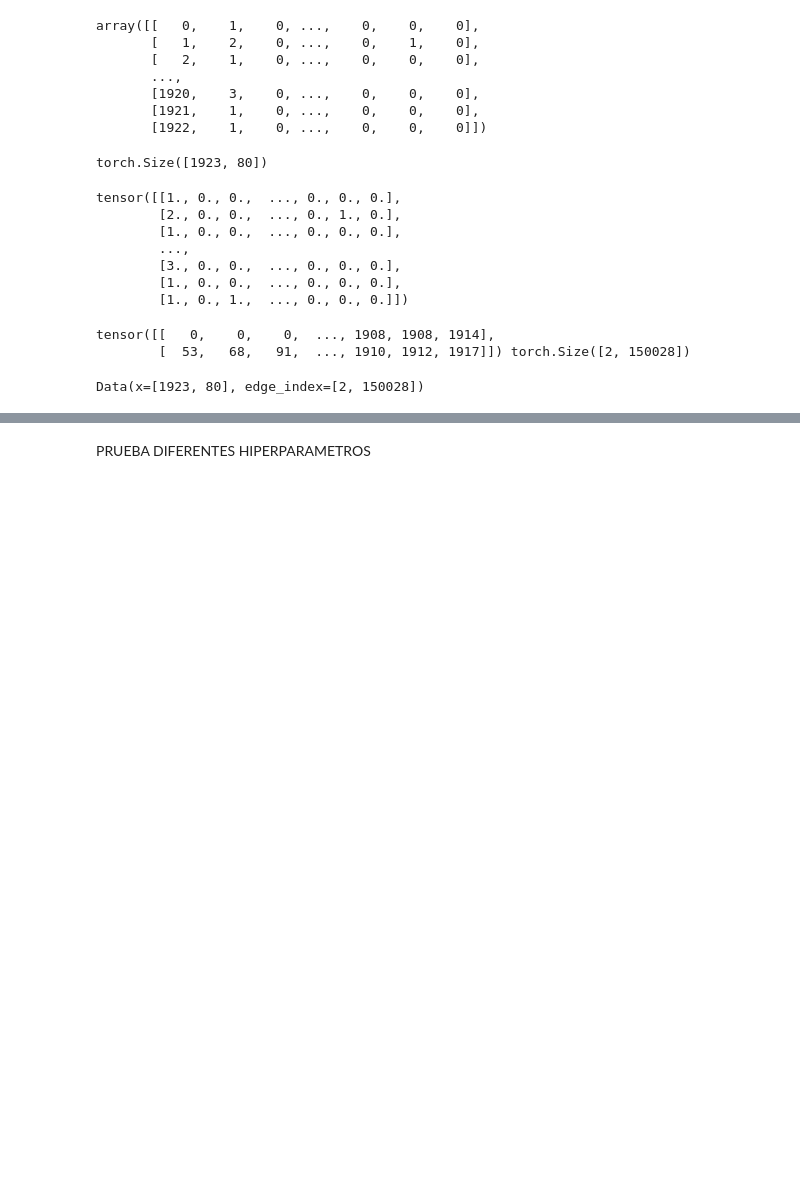
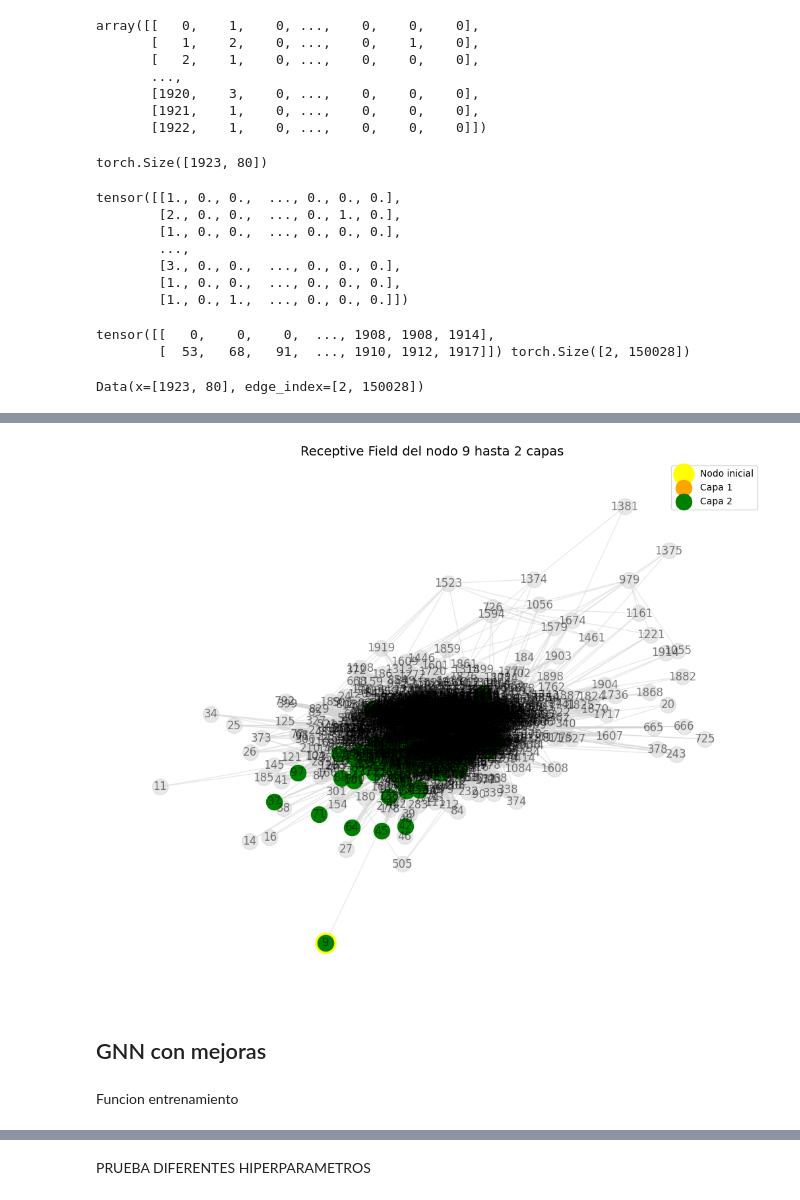
Before and after one commit to xaabizulu/24_25_3_R10_Verde_Oscuro, a Jupyter notebook: 03_GNN_grafos.ipynb, the cells around one changed output, grey strips where cells are left out. Drawn from its saved outputs; the diff is of its cells as text; code cells hidden in the pictures; blank space fills up the shorter version.

```diff
--- a/03_GNN_grafos.ipynb
+++ b/03_GNN_grafos.ipynb
@@ -173,2 +217,62 @@ Data(x=[1923, 80], edge_index=[2, 150028])
+# %%
+def plot_receptive_field(G, node, max_k):
+    """
+    Grafica el receptive field de un nodo en un grafo para cada capa hasta max_k.
+
+    Args:
+        G (networkx.Graph): Grafo en el que se calculará y graficará el receptive field.
+        node (int/str): Nodo inicial.
+        max_k (int): Número máximo de capas a considerar.
+
+    Returns:
+        None
+    """
+    # Posiciones para los nodos en el grafo
+    pos = nx.spring_layout(G)  # Distribución visual del grafo
+    plt.figure(figsize=(10, 8))
+
+    # Dibujar el grafo completo en gris como fondo
+    nx.draw(G, pos, node_color="lightgray", edge_color="lightgray", with_labels=True, alpha=0.5)
+
+    # Colores para las capas
+    colors = ['red', 'orange', 'green', 'blue', 'purple', 'brown']
+
+    # Dibujar el nodo inicial
+    nx.draw_networkx_nodes(G, pos, nodelist=[node], node_color='yellow', label="Nodo inicial", node_size=500)
+
+    # Graficar los receptive fields capa por capa
+    for k in range(1, max_k + 1):
+        # Calcular los nodos alcanzables en la capa k
+        nodes_in_layer = receptive_field(G, node, k)
+
+        # Dibujar los nodos alcanzables en esta capa
+        nx.draw_networkx_nodes(
+            G, pos,
+            nodelist=nodes_in_layer,
+            node_color=colors[k % len(colors)],
+            label=f'Capa {k}',
+            node_size=300
+        )
+
+    # Agregar título y leyenda
+    plt.title(f"Receptive Field del nodo {node} hasta {max_k} capas", fontsize=14)
+    plt.legend(scatterpoints=1)
+    plt.show()
+
+# Ejemplo de uso
+if __name__ == "__main__":
+    # Crear un grafo de ejemplo
+    G = G7
+
+    # Nodo inicial y número máximo de capas
+    start_node = 9
+    max_k = 2
+
+    # Graficar el receptive field del nodo inicial
+    plot_receptive_field(G, start_node, max_k)
+# %% [output]
+[figure, added]
+# %% [markdown]
+## GNN con mejoras
 # %%
 class Net(torch.nn.Module):
@@ -194,3 +315,5 @@ class Net(torch.nn.Module):
+# %% [markdown]
+Funcion entrenamiento
 # %%
 from sklearn.metrics import roc_auc_score
 from torch_geometric.utils import negative_sampling
```
Also changed, not shown: parts of 19 cells of this notebook.
